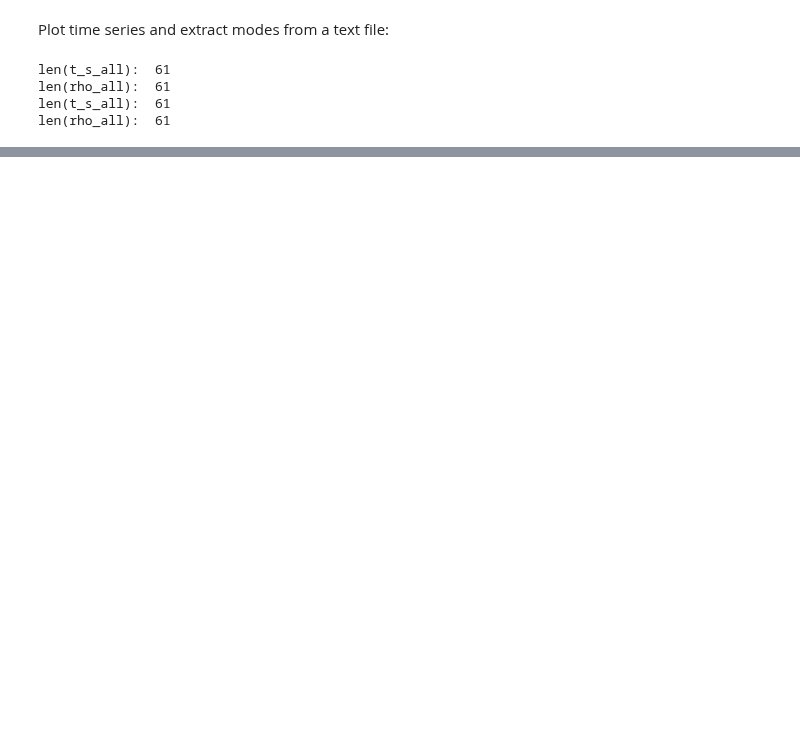
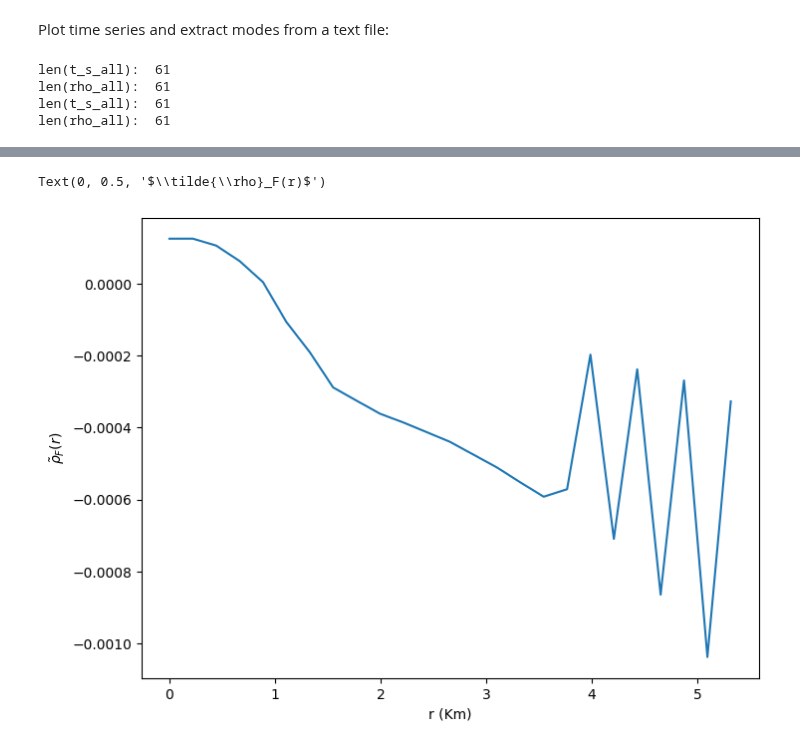
Before and after one commit to harsh-c0ds/My-Work, a Jupyter notebook: TOV/mode_ext.ipynb, the cells around one changed output, grey strips where cells are left out. Drawn from its saved outputs; the diff is of its cells as text; code cells hidden in the pictures; blank space fills up the shorter version.

```diff
--- a/TOV/mode_ext.ipynb
+++ b/TOV/mode_ext.ipynb
@@ -292,0 +293,74 @@ plt.show()
+# %%
+### Eigenfunction Extraction ###
+
+    #Detect star surface to get x_p
+x_p, surface_ixd_l, surface_x = detect_star_surface(sim_dir_p, filename="hydrobase-rho.x.asc")
+
+
+F_amp_complex = []
+F_freq = []
+
+for i in range(0, 25):
+
+    t_s = t_s_all_l[i]
+    rho = rho_all_l[i]
+    lim = (t_s >= 0.5) & (t_s <= 5)
+    t_s = t_s[lim]
+    rho = rho[lim]
+
+    #### FFT ####
+
+    freq, power = fourier_transform(t_s, rho)
+    peaks, properties = find_peaks(
+        power,
+        height=np.max(power) * 0.07,
+        prominence=np.percentile(power, 95) * 0.35,
+        width=8,
+    )                                # suppress narrow noise spikes 3.5
+
+    f_F = freq[peaks[0]]  # Frequency of fundamental mode in kHz
+    F_freq.append(f_F)
+    print(f"Point {i}: F_mode = {f_F} kHz")
+
+    # Remove duplicate / non-increasing times
+    unique_mask = np.diff(t_s, prepend=t_s[0] - 1.0) > 0
+
+    t = t_s[unique_mask]
+    rho = rho[unique_mask]
+
+    print(f"1: {len(t_s)} → 2: {len(t)} after removing duplicates")
+
+    # Trapezoidal weights
+    dt = np.zeros_like(t)
+    dt[1:-1] = 0.5 * (t[2:] - t[:-2])
+    dt[0] = t[1] - t[0]
+    dt[-1] = t[-1] - t[-2]
+
+    # Projection onto F-mode
+    rho_tilde_F = np.sum(
+        rho * np.exp(-2j * np.pi * f_F * t) * dt
+    )
+
+    F_amp_complex.append(rho_tilde_F)
+    #print(f"amp_F = {abs(rho_tilde_F)}")
+
+F_amp_complex = np.array(F_amp_complex)
+
+# Fix global phase using center point
+# phase0 = np.angle(F_amp_complex[0])
+# eig = np.real(F_amp_complex * np.exp(-1j * phase0))
+eig = np.real(F_amp_complex)
+# Normalize (sign preserved)
+#eig /= np.max(np.abs(eig))
+
+# Radius
+r = x_p[:len(eig)]
+r = r*1.477
+#print(len(r), len(eig), len(x_p))
+# Plot
+plt.figure(figsize=(8,6))
+plt.plot(r,eig)
+plt.xlabel("r (Km)")
+plt.ylabel(r"$\tilde{\rho}_F(r)$")
+#plt.savefig(output_dir + "F_mode_eigenfunction_2.png")
+# %% [output]
@@ -292,0 +384,2 @@ plt.show()
+Text(0, 0.5, '$\\tilde{\\rho}_F(r)$')
+[figure, added]
```
Also changed, not shown: parts of 3 cells of this notebook, 1 other file.
